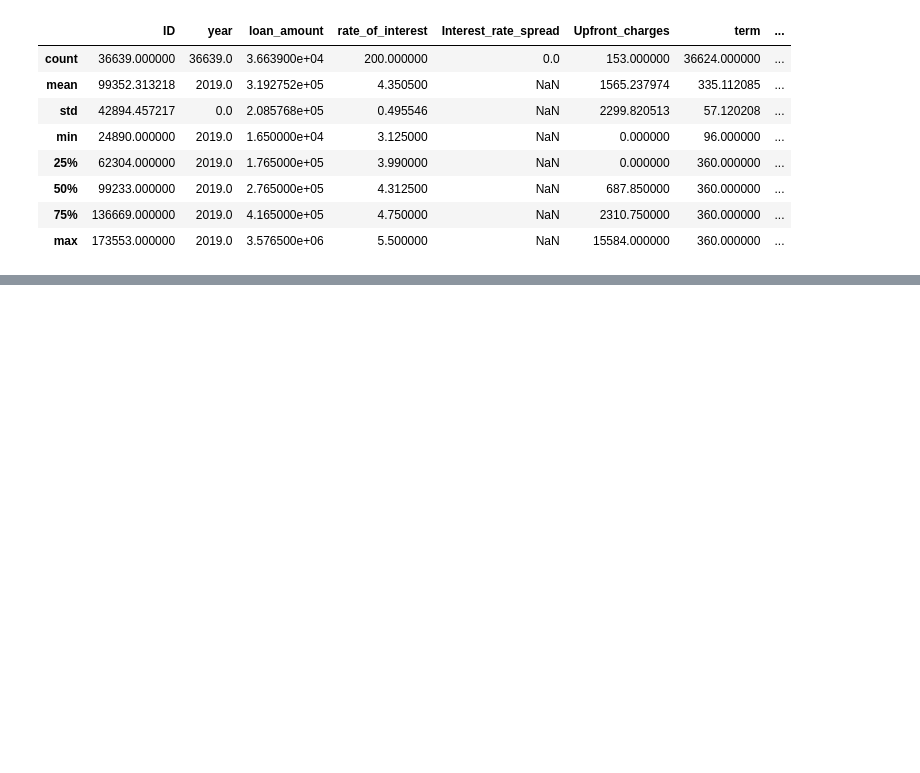
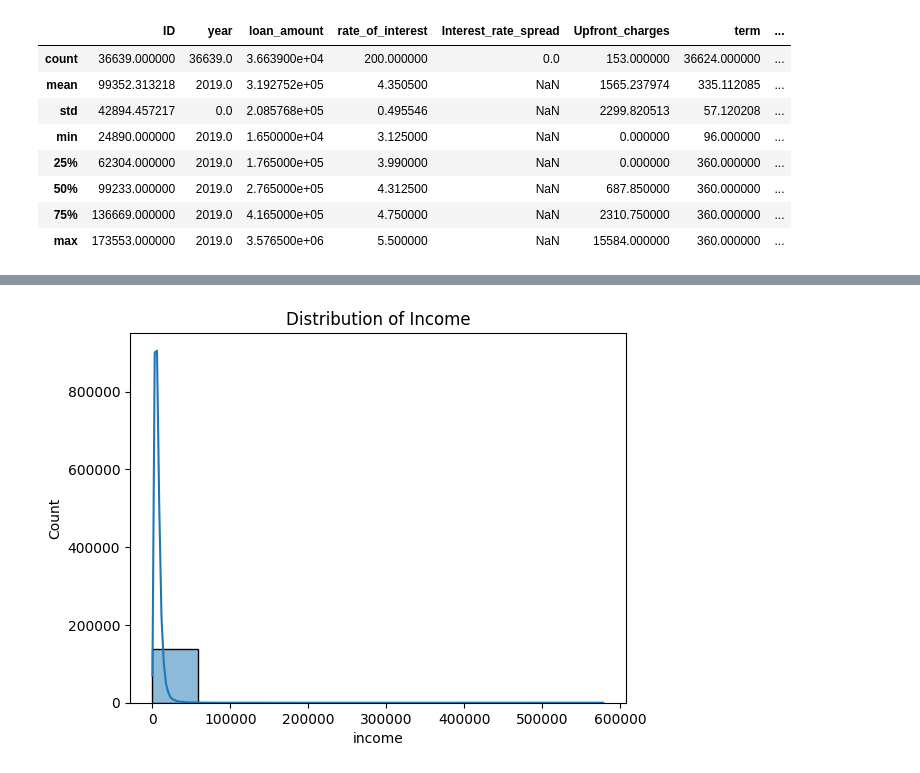
Before and after one commit to YASH280626/loan-default-prediction, a Jupyter notebook: analysis.ipynb, the cells around one changed output, grey strips where cells are left out. Saved outputs shown, nothing was run; the diff lists cells and outputs as text; code cells hidden in the pictures; blank space fills up the shorter version.

```diff
--- a/analysis.ipynb
+++ b/analysis.ipynb
@@ -397,0 +407,6 @@ df[df['Status'] == 1].describe()
+# %%
+sns.histplot(df['income'], bins = 10, kde=True)
+plt.title("Distribution of Income")
+plt.show()
+# %% [output]
+[figure, added]
```
Also changed, not shown: parts of 3 cells of this notebook.
